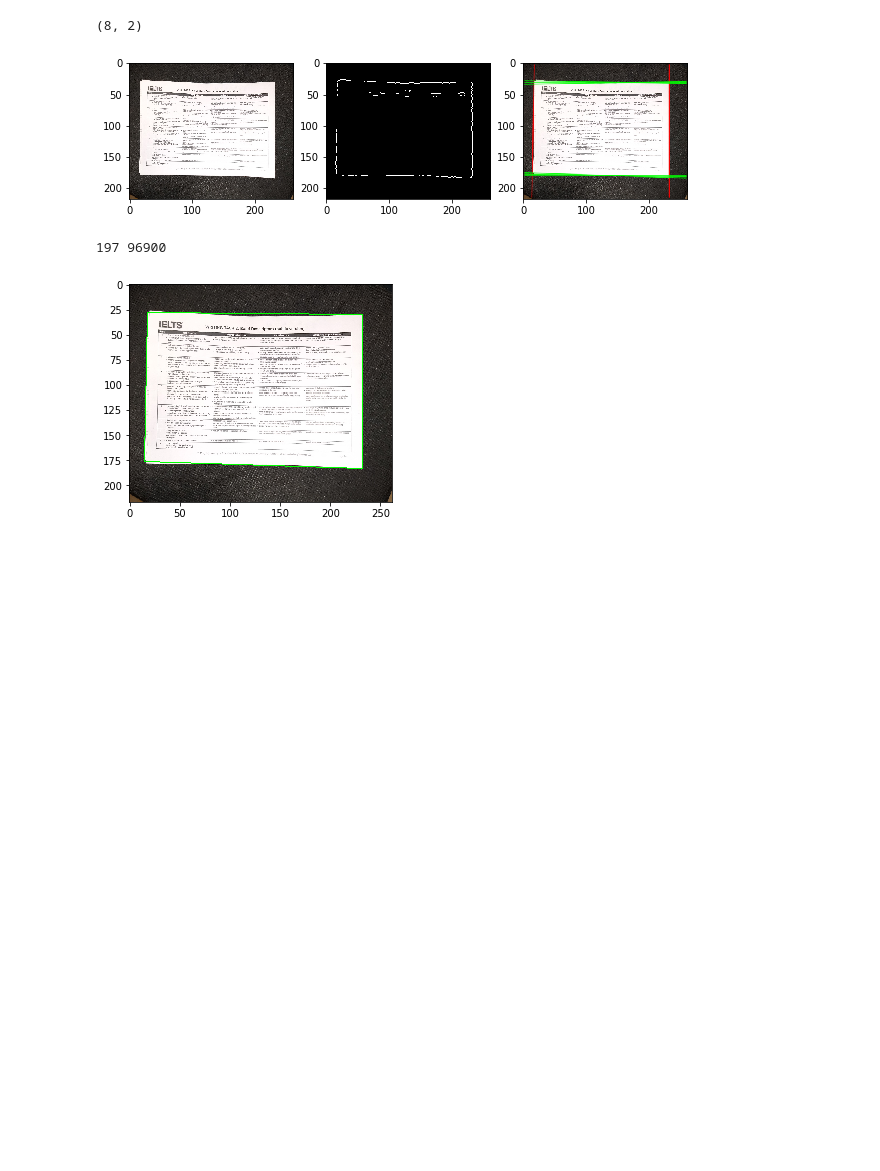
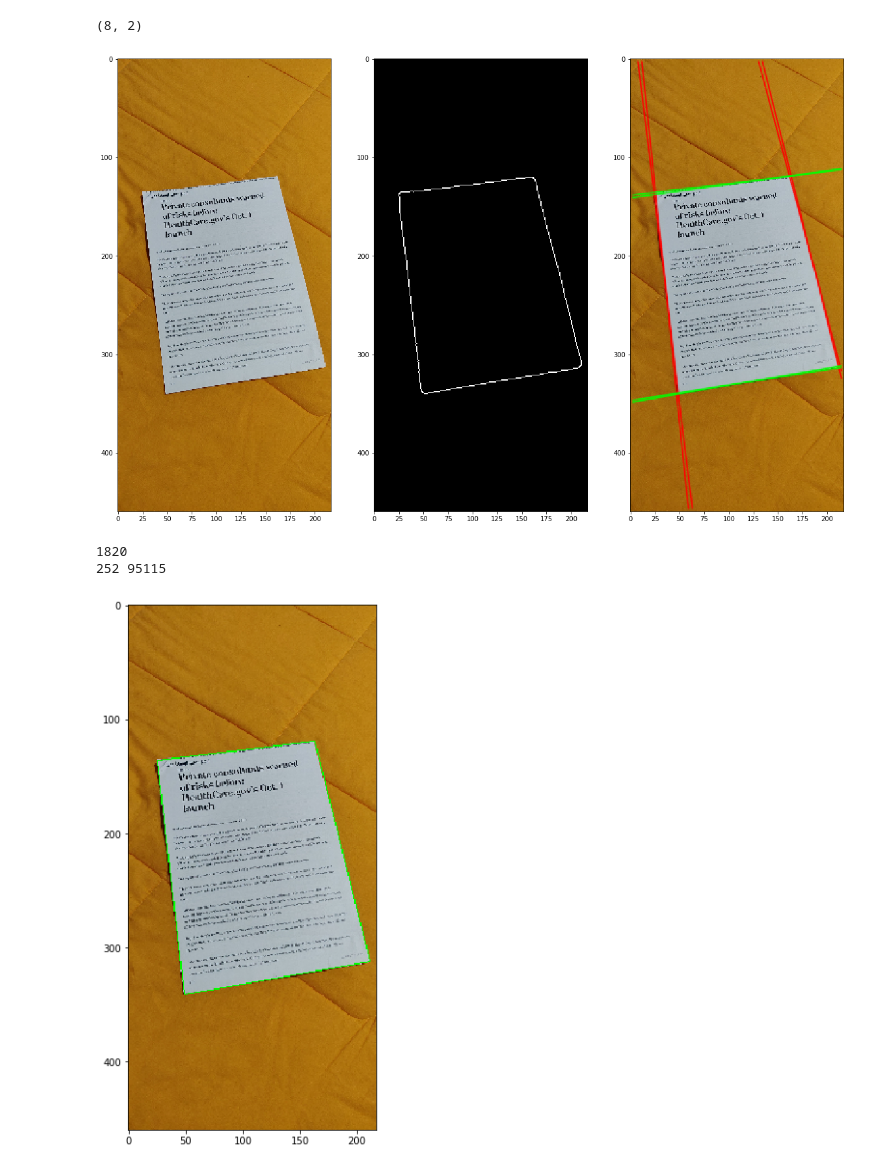
Before and after one commit to federico-terzi/koda, a Jupyter notebook: houhlines.ipynb, the cells around one changed output. Drawn from its saved outputs; the diff is of its cells as text; code cells hidden in the pictures; blank space fills up the shorter version.

```diff
--- a/houhlines.ipynb
+++ b/houhlines.ipynb
@@ -6,11 +6,12 @@ import numpy as np
 from matplotlib import pyplot as plt
 from collections import defaultdict
 import itertools
+from scipy.signal import argrelextrema
 %matplotlib inline
 
-fig, axes = plt.subplots(1, 3, figsize=(10, 10))
+fig, axes = plt.subplots(1, 3, figsize=(20, 20))
 
-filename = 'dataset/horizontal_curved_over_black.jpg'
+filename = 'dataset/straight_page_over_orange_background.jpg'
 image = cv2.imread(filename)
 
 
@@ -21,9 +22,9 @@ axes[0].imshow(cv2.cvtColor(resized, cv2.COLOR_BGR2RGB))
 
 # Edges
 gray = cv2.cvtColor(resized, cv2.COLOR_BGR2GRAY)
-gray = cv2.GaussianBlur(gray, ksize=(5, 5), sigmaX=0)
-edges = cv2.Canny(gray, threshold1=400, threshold2=410)
-
+#gray = cv2.GaussianBlur(gray, ksize=(3, 3), sigmaX=0)
+gray = cv2.medianBlur(gray, 7)
+edges = cv2.Canny(gray, threshold1=150, threshold2=170)
 axes[1].imshow(cv2.cvtColor(edges, cv2.COLOR_GRAY2RGB))
 
 # Hough lines
@@ -75,7 +76,6 @@ def intersection(line1, line2):
     return [[x0, y0]]
 
 def segmented_intersections(lines):
-    """Finds the intersections between groups of lines."""
     intersections = []
     for l1 in lines[0]:
         for l2 in lines[1]:
@@ -83,44 +83,51 @@ def segmented_intersections(lines):
 
     return intersections
 
-lines = cv2.HoughLines(edges, 1, np.pi/180.0, 80)
+lines = cv2.HoughLines(edges, 1, np.pi/180.0, 70)
 if lines is None:
-    print("No lines detected")
+    raise SystemExit("No lines detected")
+
 lines = lines.squeeze(axis=1)
 print(lines.shape)
+
+if lines.shape[0] > 12:
+    raise SystemExit("More than 12 hough lines")
+
 segmented_lines = segment_by_angle_kmeans(lines)
 im_lines = resized.copy()
 
 color = [(0,0,255),(0,255,0)]
 for i, lines in enumerate(segmented_lines):
     for rho, theta in lines:
         x = np.cos(theta)
         y = np.sin(theta)
         x0, y0 = x*rho, y*rho
         pt1 = ( int(x0+1000*(-y)), int(y0+1000*(x)) )
         pt2 = ( int(x0-1000*(-y)), int(y0-1000*(x)) )
         cv2.line(im_lines, pt1, pt2, color[i], 1, cv2.LINE_AA)
 
 axes[2].imshow(cv2.cvtColor(im_lines, cv2.COLOR_BGR2RGB))
 plt.show()
 
 intersec = np.array(segmented_intersections(segmented_lines), dtype=np.int32).squeeze(axis=1)
 comb = list(itertools.combinations(intersec, 4)) # too complex
-
+print(len(comb))
 scores = []
 for vertex in comb:
     polys = np.zeros(edges.shape, dtype=np.int32)
     cv2.polylines(polys, [np.array(vertex)], True, 255)
     mask = polys[edges > 0]
     scores.append(np.sum(mask))
 
 best = np.argmax(scores)
 print(best, scores[best])
 cv2.polylines(resized, [np.array(comb[best])], True, (0,255,0))
+plt.figure(figsize=(10, 10))
 plt.imshow(cv2.cvtColor(resized, cv2.COLOR_BGR2RGB))
 plt.show()
 # %% [output]
 (8, 2)
-[figure, old version]
+[figure, new version]
-197 96900
+1820
+252 95115
-[figure, old version]
+[figure, new version]
```
